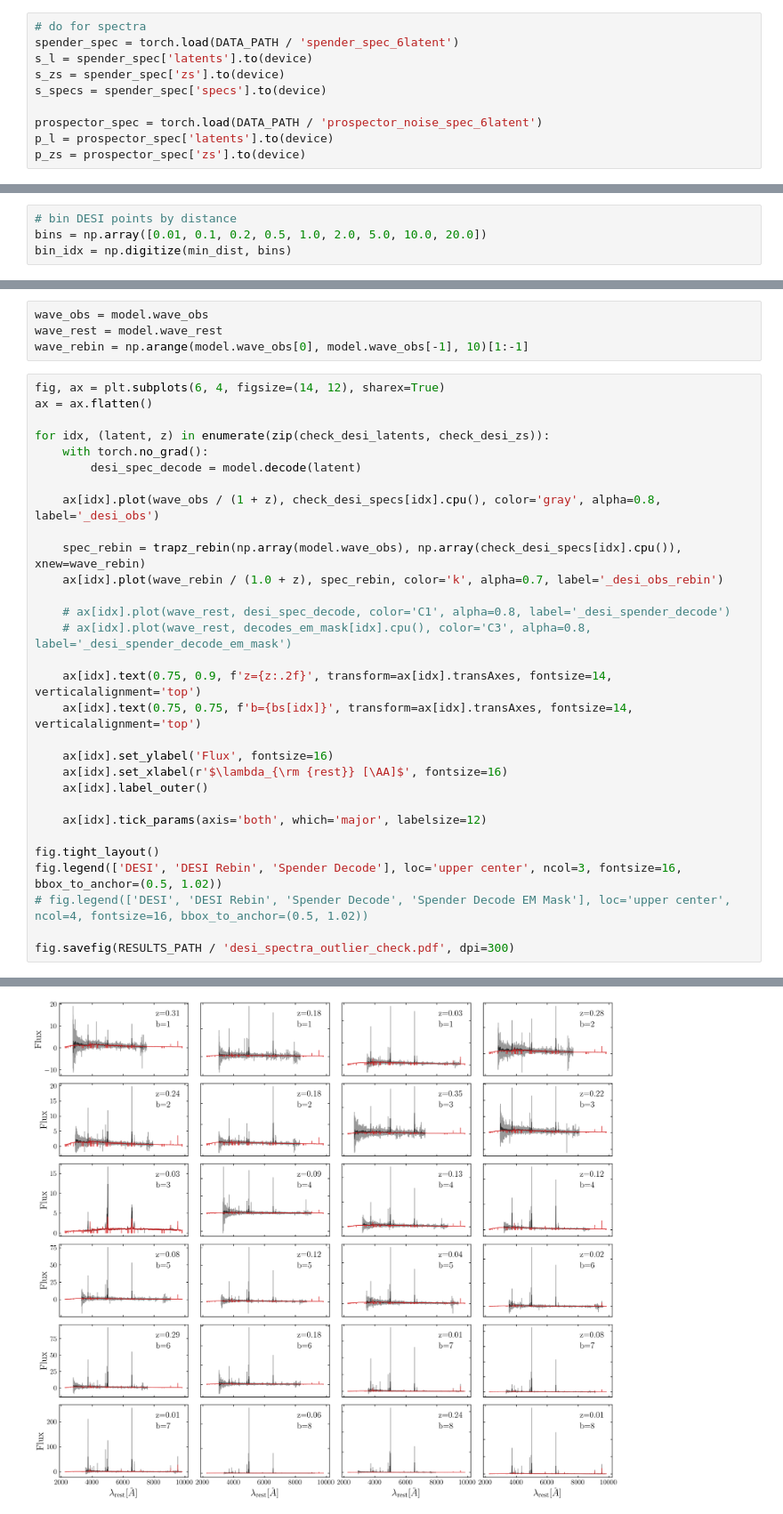
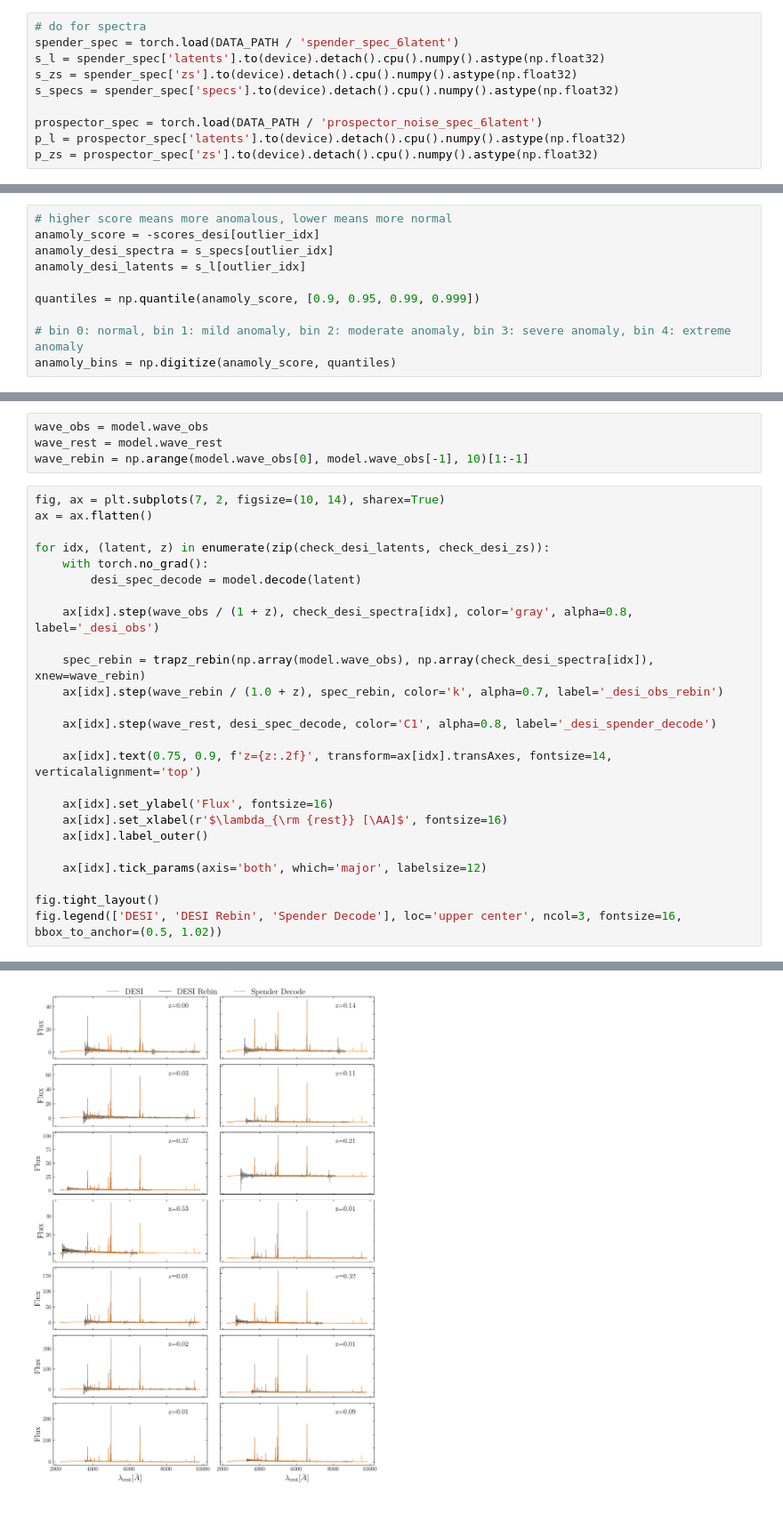
Before and after one commit to galactic-ai/hubersed, a Jupyter notebook: bin/spender/noise/check_outlier.ipynb, the cells around one changed output, grey strips where cells are left out. Shown at 89% size. Saved outputs shown, nothing was run; the diff lists cells and outputs as text.

Commit message:
update outlier finder

```diff
--- a/bin/spender/noise/check_outlier.ipynb
+++ b/bin/spender/noise/check_outlier.ipynb
@@ -33,10 +34,10 @@ device = torch.device('cpu')
 # %%
 # do for spectra
 spender_spec = torch.load(DATA_PATH / 'spender_spec_6latent')
-s_l = spender_spec['latents'].to(device)
-s_zs = spender_spec['zs'].to(device)
-s_specs = spender_spec['specs'].to(device)
+s_l = spender_spec['latents'].to(device).detach().cpu().numpy().astype(np.float32)
+s_zs = spender_spec['zs'].to(device).detach().cpu().numpy().astype(np.float32)
+s_specs = spender_spec['specs'].to(device).detach().cpu().numpy().astype(np.float32)
 
 prospector_spec = torch.load(DATA_PATH / 'prospector_noise_spec_6latent')
-p_l = prospector_spec['latents'].to(device)
-p_zs = prospector_spec['zs'].to(device)
+p_l = prospector_spec['latents'].to(device).detach().cpu().numpy().astype(np.float32)
+p_zs = prospector_spec['zs'].to(device).detach().cpu().numpy().astype(np.float32)
@@ -67,4 +43,0 @@ desi_non_overlap = s_l[non_overlap_mask]
-# %%
-# bin DESI points by distance
-bins = np.array([0.01, 0.1, 0.2, 0.5, 1.0, 2.0, 5.0, 10.0, 20.0])
-bin_idx = np.digitize(min_dist, bins)
@@ -88,0 +72,10 @@ ax.set_yticks([])
+# %%
+# higher score means more anomalous, lower means more normal
+anamoly_score = -scores_desi[outlier_idx]
+anamoly_desi_spectra = s_specs[outlier_idx]
+anamoly_desi_latents = s_l[outlier_idx]
+
+quantiles = np.quantile(anamoly_score, [0.9, 0.95, 0.99, 0.999])
+
+# bin 0: normal, bin 1: mild anomaly, bin 2: moderate anomaly, bin 3: severe anomaly, bin 4: extreme anomaly
+anamoly_bins = np.digitize(anamoly_score, quantiles)
@@ -150,23 +235,21 @@ wave_obs = model.wave_obs
 wave_rest = model.wave_rest
 wave_rebin = np.arange(model.wave_obs[0], model.wave_obs[-1], 10)[1:-1]
 # %%
-fig, ax = plt.subplots(6, 4, figsize=(14, 12), sharex=True)
+fig, ax = plt.subplots(7, 2, figsize=(10, 14), sharex=True)
 ax = ax.flatten()
 
 for idx, (latent, z) in enumerate(zip(check_desi_latents, check_desi_zs)):
     with torch.no_grad():
         desi_spec_decode = model.decode(latent)
 
-    ax[idx].plot(wave_obs / (1 + z), check_desi_specs[idx].cpu(), color='gray', alpha=0.8, label='_desi_obs')
+    ax[idx].step(wave_obs / (1 + z), check_desi_spectra[idx], color='gray', alpha=0.8, label='_desi_obs')
 
-    spec_rebin = trapz_rebin(np.array(model.wave_obs), np.array(check_desi_specs[idx].cpu()), xnew=wave_rebin)
-    ax[idx].plot(wave_rebin / (1.0 + z), spec_rebin, color='k', alpha=0.7, label='_desi_obs_rebin')
+    spec_rebin = trapz_rebin(np.array(model.wave_obs), np.array(check_desi_spectra[idx]), xnew=wave_rebin)
+    ax[idx].step(wave_rebin / (1.0 + z), spec_rebin, color='k', alpha=0.7, label='_desi_obs_rebin')
 
-    # ax[idx].plot(wave_rest, desi_spec_decode, color='C1', alpha=0.8, label='_desi_spender_decode')
-    # ax[idx].plot(wave_rest, decodes_em_mask[idx].cpu(), color='C3', alpha=0.8, label='_desi_spender_decode_em_mask')
+    ax[idx].step(wave_rest, desi_spec_decode, color='C1', alpha=0.8, label='_desi_spender_decode')
 
     ax[idx].text(0.75, 0.9, f'z={z:.2f}', transform=ax[idx].transAxes, fontsize=14, verticalalignment='top')
-    ax[idx].text(0.75, 0.75, f'b={bs[idx]}', transform=ax[idx].transAxes, fontsize=14, verticalalignment='top')
 
     ax[idx].set_ylabel('Flux', fontsize=16)
     ax[idx].set_xlabel(r'$\lambda_{\rm {rest}} [\AA]$', fontsize=16)
@@ -176,7 +259,4 @@ for idx, (latent, z) in enumerate(zip(check_desi_latents, check_desi_zs)):
 
 fig.tight_layout()
 fig.legend(['DESI', 'DESI Rebin', 'Spender Decode'], loc='upper center', ncol=3, fontsize=16, bbox_to_anchor=(0.5, 1.02))
-# fig.legend(['DESI', 'DESI Rebin', 'Spender Decode', 'Spender Decode EM Mask'], loc='upper center', ncol=4, fontsize=16, bbox_to_anchor=(0.5, 1.02))
-
-fig.savefig(RESULTS_PATH / 'desi_spectra_outlier_check.pdf', dpi=300)
 # %% [output]
@@ -183 +266 @@ fig.savefig(RESULTS_PATH / 'desi_spectra_outlier_check.pdf', dpi=300)
-[figure, old version]
+[figure, new version]
```
Also changed, not shown: parts of 18 cells of this notebook, 2 other files.
